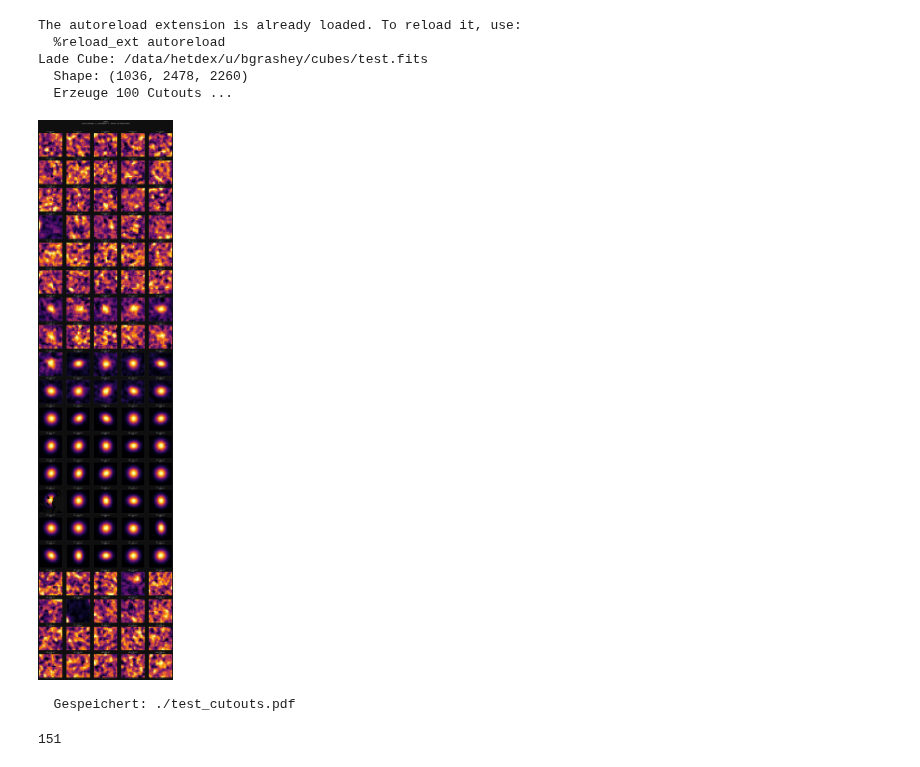
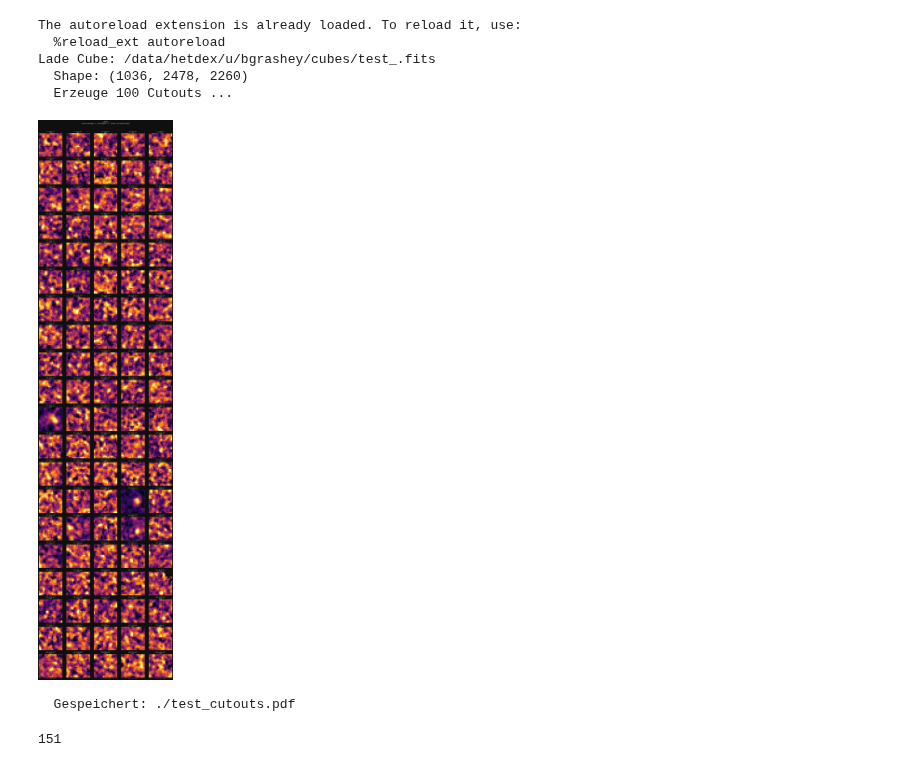
Before and after one commit to BGrashey/Master, a Jupyter notebook: notebooks/Cubes.ipynb, the cells around one changed output. Saved outputs shown, nothing was run; the diff lists cells and outputs as text; code cells hidden in the pictures.

```diff
--- a/notebooks/Cubes.ipynb
+++ b/notebooks/Cubes.ipynb
@@ -109,34 +109,36 @@ print("done")
 # %%
 %load_ext autoreload
 %autoreload 2
 
 from tools.functions import plot_cutout_grid
 from astropy.table import Table
 
-cube = "/data/hetdex/u/bgrashey/cubes/test.fits"
+cube = "/data/hetdex/u/bgrashey/cubes/test_.fits"
 #sn = "/data/hetdex/u/bgrashey/cubes/sn_cube.fits"
-missed = Table.read("/data/hetdex/u/bgrashey/data_/injected_sources.fits")
+missed = Table.read("/data/hetdex/u/bgrashey/data_/injected_sources_real.fits")
+mask = missed["bin_index"] == 0
+missed = missed[mask]
 
 plot_cutout_grid(
      missed,
      cube,
      "./test_cutouts.pdf",
      col_ra = "ra",
      col_dec = "dec",
      cutout_size = 20,
      num_cutouts = 100,
      use_fixed_stretch = False,
      vmin_fixed      = -300,
      vmax_fixed      =  300,
      cmap            = "inferno",
  )
 # %% [output]
 The autoreload extension is already loaded. To reload it, use:
   %reload_ext autoreload
-Lade Cube: /data/hetdex/u/bgrashey/cubes/test.fits
+Lade Cube: /data/hetdex/u/bgrashey/cubes/test_.fits
   Shape: (1036, 2478, 2260)
   Erzeuge 100 Cutouts ...
-[figure, old version]
+[figure, new version]
   Gespeichert: ./test_cutouts.pdf
 # %%
 def redshift_to_slice(redshift):
```
Also changed, not shown: parts of 8 cells of this notebook, 41 other files.
